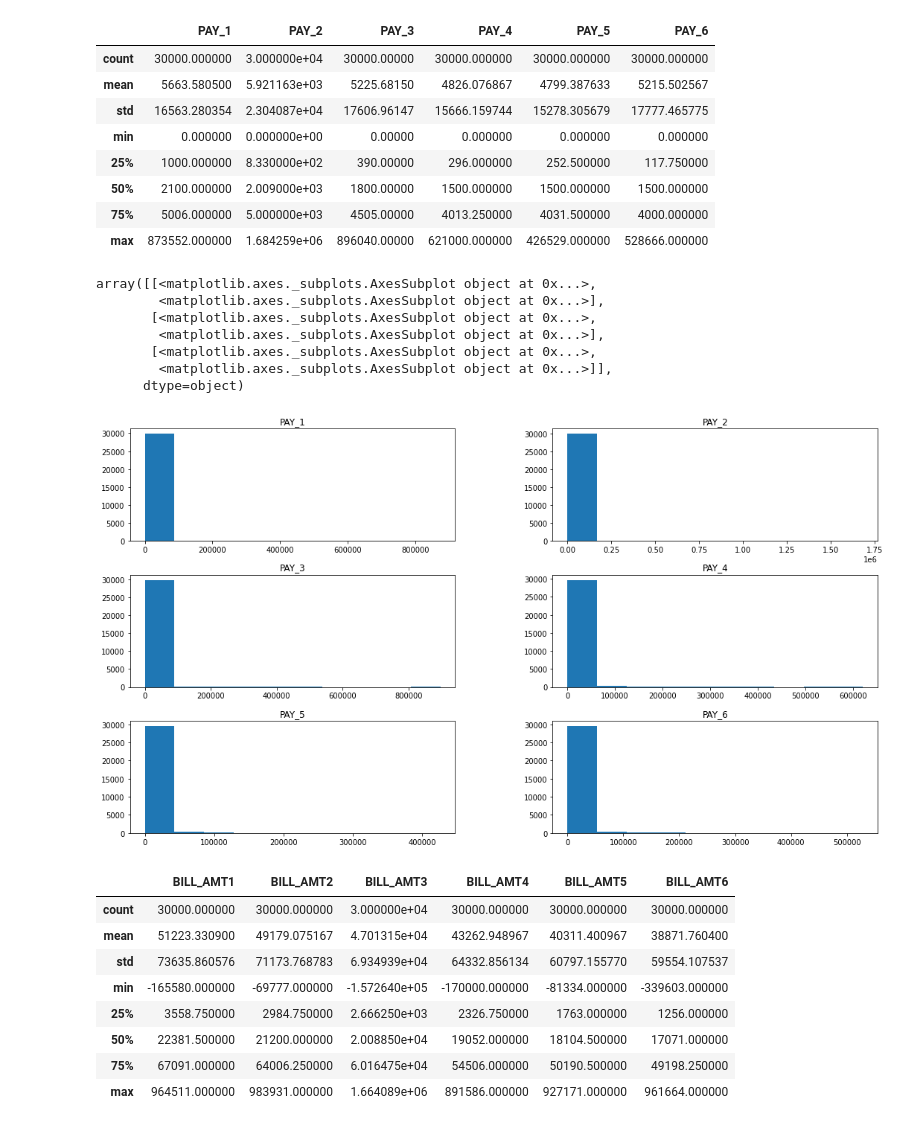
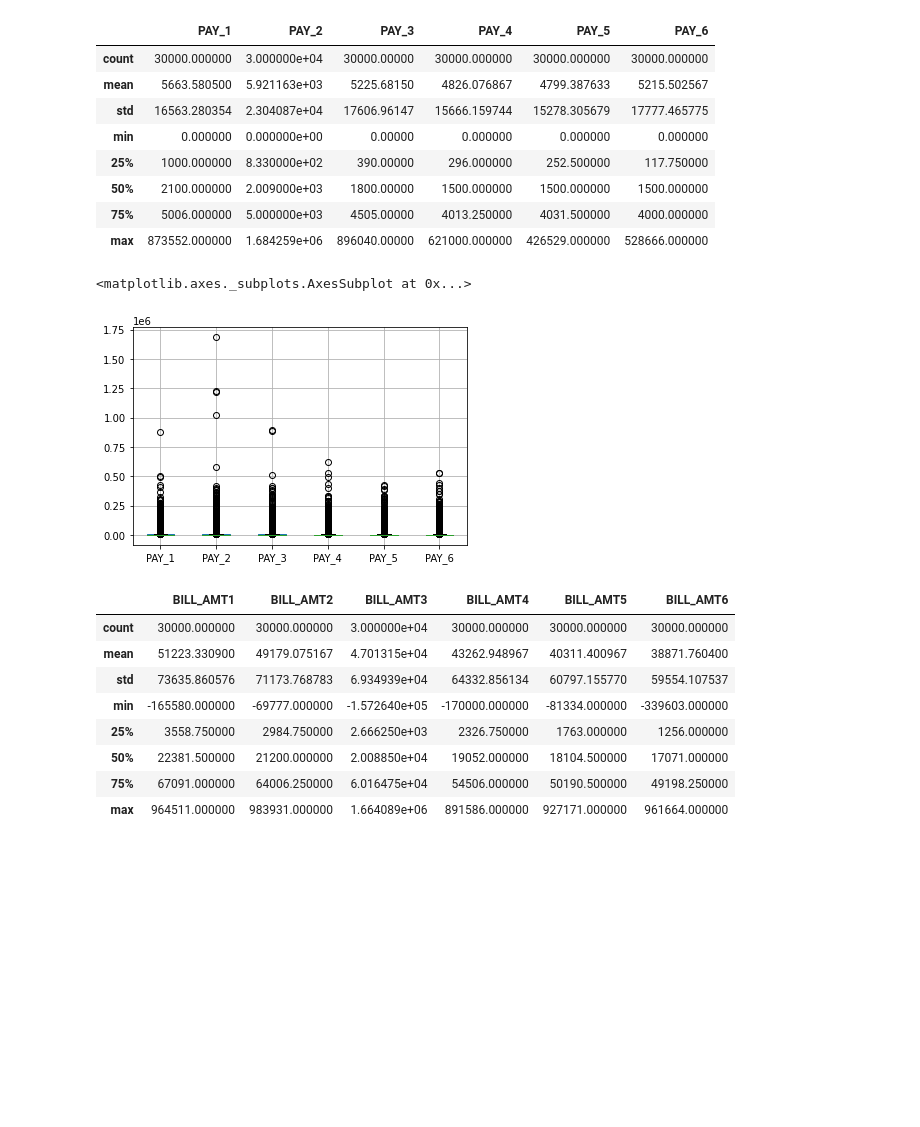
Before and after one commit to gerald-liu/credit-card-default-prediction, a Jupyter notebook: notebook.ipynb, the cells around one changed output. Drawn from its saved outputs; the diff is of its cells as text; code cells hidden in the pictures; blank space fills up the shorter version.

```diff
--- a/notebook.ipynb
+++ b/notebook.ipynb
@@ -193,17 +200,11 @@ data[repayments].describe()
 | 50% | 2100.000000 | 2.009000e+03 | 1800.00000 | 1500.000000 | 1500.000000 | 1500.000000 |
 | 75% | 5006.000000 | 5.000000e+03 | 4505.00000 | 4013.250000 | 4031.500000 | 4000.000000 |
 | max | 873552.000000 | 1.684259e+06 | 896040.00000 | 621000.000000 | 426529.000000 | 528666.000000 |
-# %%
-data[repayments].hist(bins=10, figsize=(18,10), grid=False)
-# %% [output]
-array([[<matplotlib.axes._subplots.AxesSubplot object at 0x...>,
-        <matplotlib.axes._subplots.AxesSubplot object at 0x...>],
-       [<matplotlib.axes._subplots.AxesSubplot object at 0x...>,
-        <matplotlib.axes._subplots.AxesSubplot object at 0x...>],
-       [<matplotlib.axes._subplots.AxesSubplot object at 0x...>,
-        <matplotlib.axes._subplots.AxesSubplot object at 0x...>]],
-      dtype=object)
-[figure, removed]
+# %%
+data.boxplot(column=repayments)
+# %% [output]
+<matplotlib.axes._subplots.AxesSubplot at 0x...>
+[figure, added]
 # %%
 # Bill statement
 data[bill_amounts].describe()
```
Also changed, not shown: parts of 9 cells of this notebook.
